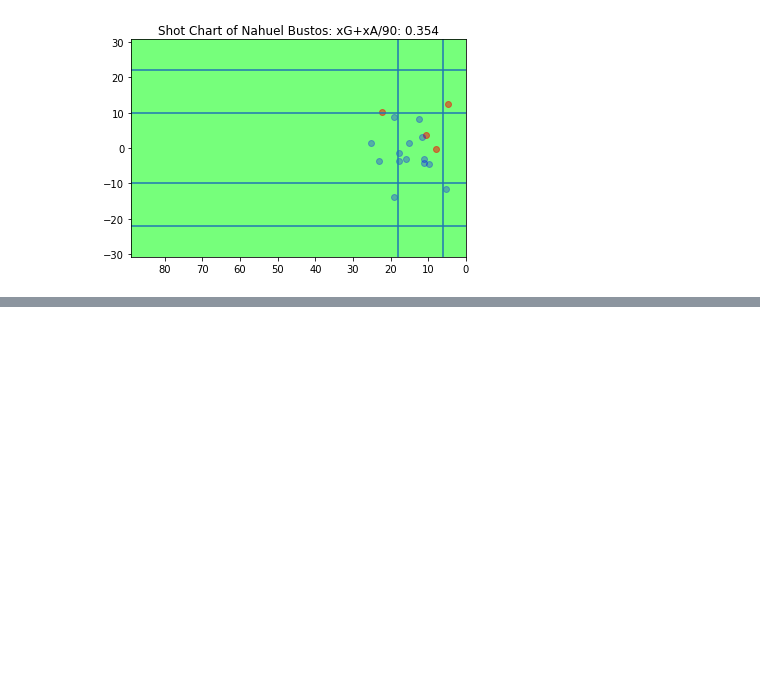
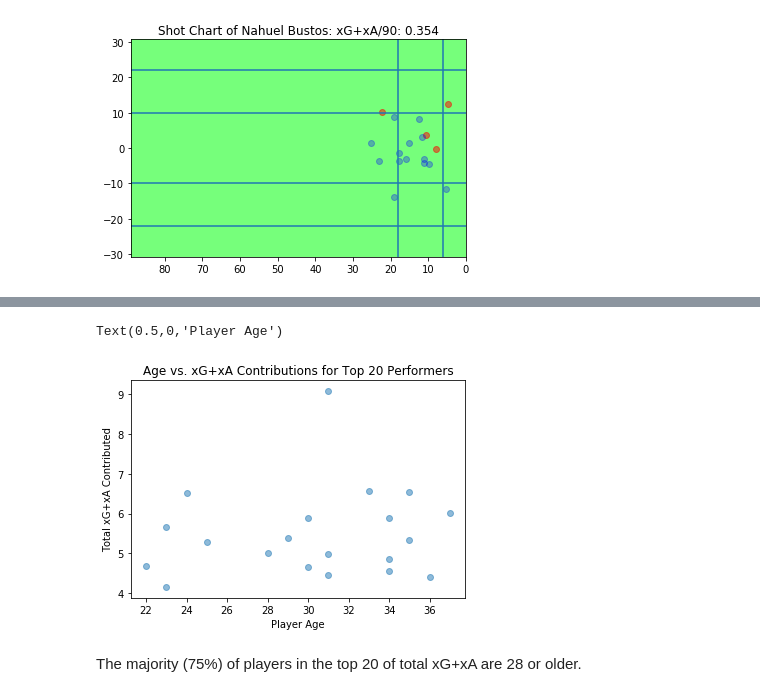
Before and after one commit to d-v-dlee/super_liga_xg, a Jupyter notebook: _pickle_tables.ipynb, the cells around one changed output, grey strips where cells are left out. Drawn from its saved outputs; the diff is of its cells as text; code cells hidden in the pictures; blank space fills up the shorter version.

```diff
--- a/_pickle_tables.ipynb
+++ b/_pickle_tables.ipynb
@@ -566,0 +601,4 @@ ax.set_facecolor('xkcd:lightgreen')
+# %%
+#top 20 of xG + xA
+top_20_total = xgb_sl_final.sort_values(by=['total_xG+xA'], ascending=False).head(20).copy()
+top_20_total.head()
@@ -566,0 +612,11 @@ ax.set_facecolor('xkcd:lightgreen')
+# %%
+fig, ax = plt.subplots()
+ax.scatter(top_20_total['age'], top_20_total['total_xG+xA'], alpha=0.5)
+ax.set_title('Age vs. xG+xA Contributions for Top 20 Performers')
+ax.set_ylabel('Total xG+xA Contributed')
+ax.set_xlabel('Player Age')
+# %% [output]
+Text(0.5,0,'Player Age')
+[figure, added]
+# %% [markdown]
+The majority (75%) of players in the top 20 of total xG+xA are 28 or older.
```
Also changed, not shown: parts of 42 cells of this notebook, 1 other file.
